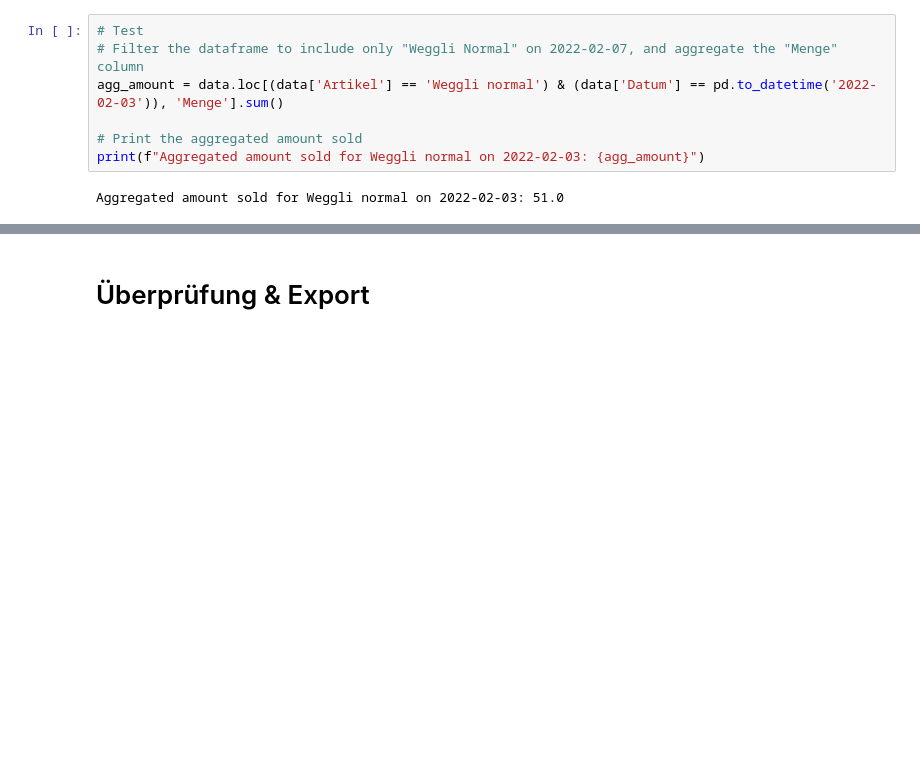
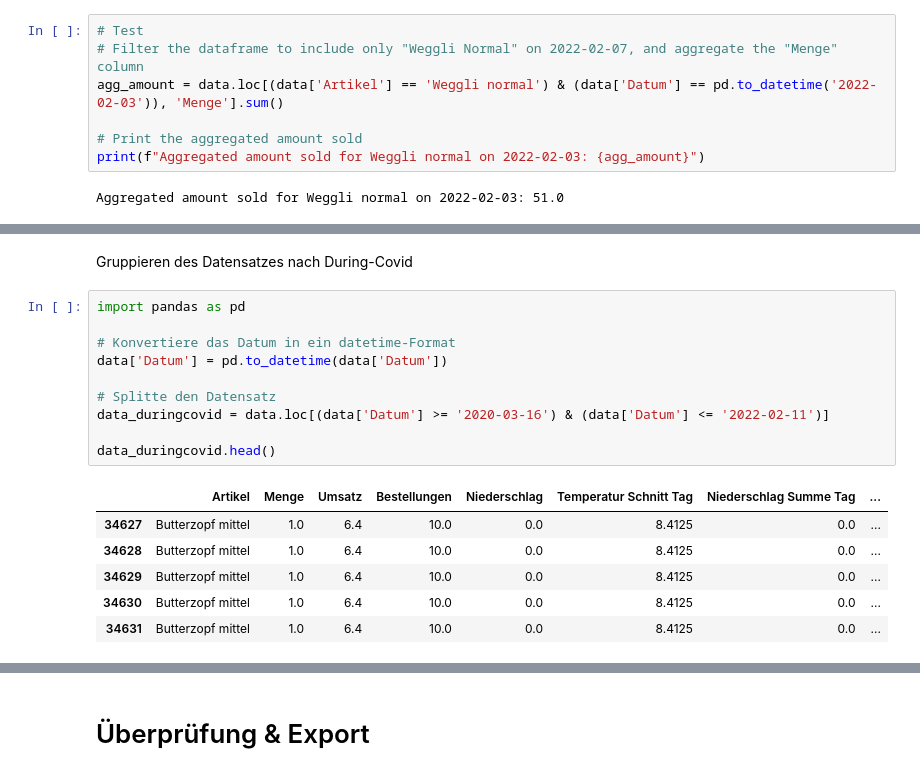
Before and after one commit to mrtz-wssl/KI_in_KMU, a Jupyter notebook: Feature Engineering.ipynb, the cells around one changed output, grey strips where cells are left out. Cells and saved outputs as stored; diff of their text form; blank space fills up the shorter version.

```diff
--- a/Feature Engineering.ipynb
+++ b/Feature Engineering.ipynb
@@ -1301,0 +1354,19 @@ Aggregated amount sold for Weggli normal on 2022-02-03: 51.0
+# %% [markdown]
+Gruppieren des Datensatzes nach During-Covid
+# %%
+import pandas as pd
+
+# Konvertiere das Datum in ein datetime-Format
+data['Datum'] = pd.to_datetime(data['Datum'])
+
+# Splitte den Datensatz
+data_duringcovid = data.loc[(data['Datum'] >= '2020-03-16') & (data['Datum'] <= '2022-02-11')]
+
+data_duringcovid.head()
+# %% [output]
+|  | Artikel | Menge | Umsatz | Bestellungen | Niederschlag | Temperatur Schnitt Tag | Niederschlag Summe Tag | ... |
+| 34627 | Butterzopf mittel | 1.0 | 6.4 | 10.0 | 0.0 | 8.4125 | 0.0 | ... |
+| 34628 | Butterzopf mittel | 1.0 | 6.4 | 10.0 | 0.0 | 8.4125 | 0.0 | ... |
+| 34629 | Butterzopf mittel | 1.0 | 6.4 | 10.0 | 0.0 | 8.4125 | 0.0 | ... |
+| 34630 | Butterzopf mittel | 1.0 | 6.4 | 10.0 | 0.0 | 8.4125 | 0.0 | ... |
+| 34631 | Butterzopf mittel | 1.0 | 6.4 | 10.0 | 0.0 | 8.4125 | 0.0 | ... |
```
Also changed, not shown: parts of 10 cells of this notebook.
